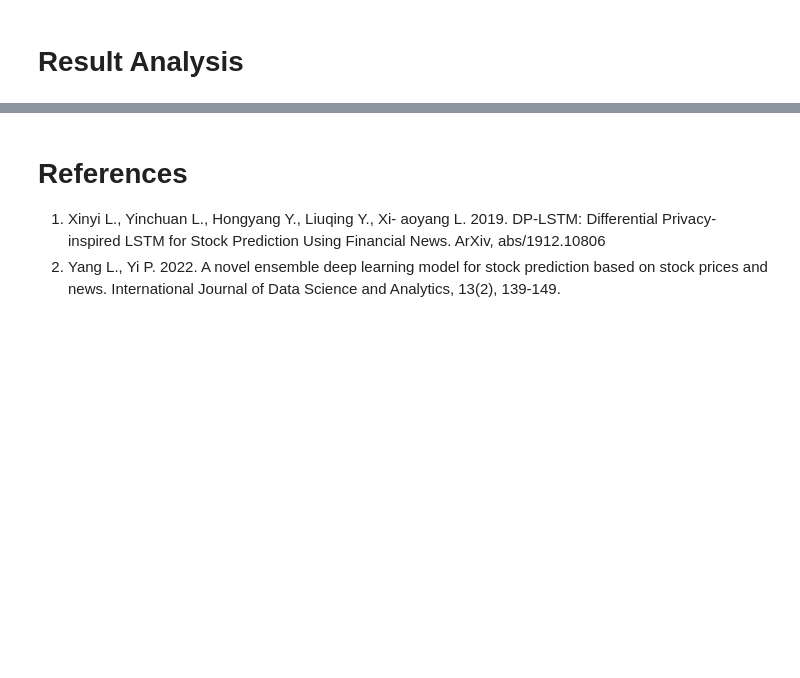
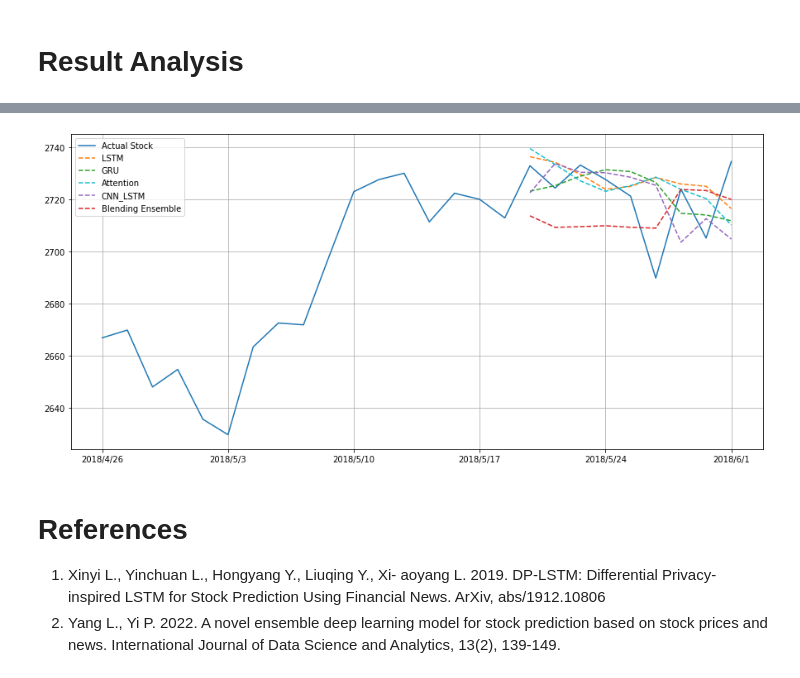
Before and after one commit to WilliamGQW/NLP-for-Stock-Trend-Forecasting, a Jupyter notebook: Group15_NLP_Stock_Forecasting.ipynb, the cells around one changed output, grey strips where cells are left out. Drawn from its saved outputs; the diff is of its cells as text; code cells hidden in the pictures; blank space fills up the shorter version.

Commit message:
integrated CNN to ensemble model & reformatted code

```diff
--- a/Group15_NLP_Stock_Forecasting.ipynb
+++ b/Group15_NLP_Stock_Forecasting.ipynb
@@ -367,10 +404,12 @@ y_hat_validation_3 = scaler.inverse_transform(y_hat_validation_3)
 y_hat_test_1 = model1.predict(x_test) # test LSTM
 y_hat_test_2 = model2.predict(x_test) # test GRU
 y_hat_test_3 = model3.predict(x_test) # test Attention
+y_hat_test_4 = model4.predict(x_test) # test CNN
 
 y_hat_test_1 = scaler.inverse_transform(y_hat_test_1)
 y_hat_test_2 = scaler.inverse_transform(y_hat_test_2)
 y_hat_test_3 = scaler.inverse_transform(y_hat_test_3)
+y_hat_test_4 = scaler.inverse_transform(y_hat_test_4)
 
 y_test = y_test.reshape(-1,1)
 y_test = scaler.inverse_transform(y_test)
@@ -525,0 +520,23 @@ plt.show()
+# %%
+def format_score(y_tf, Y_tf, y, Y):
+  report = classification_report(y_tf, Y_tf, output_dict=True)
+  label = 'weighted avg'
+  mpa = round(float(1 - sum(abs(Y-y) / Y) / len(y)), 6)
+  mda = accuracy_score(y_tf, Y_tf)
+  return [mpa, report[label]['precision'], report[label]['recall'], report[label]['f1-score'], mda]
+
+m_trends = np.zeros((5, len(y_hat_test_1) - 1))
+actual_trends = np.zeros(len(y_hat_test_1) - 1)
+for i in range(1, len(y_hat_test_1)):
+  m_trends[0][i - 1] = y_hat_test_1[i] > y_hat_test_1[i - 1]
+  m_trends[1][i - 1] = y_hat_test_2[i] > y_hat_test_2[i - 1]
+  m_trends[2][i - 1] = y_hat_test_3[i] > y_hat_test_3[i - 1]
+  m_trends[3][i - 1] = y_hat_test_4[i] > y_hat_test_4[i - 1]
+  m_trends[4][i - 1] = ensemble_predicted_stock_price[i] > ensemble_predicted_stock_price[i - 1]
+  actual_trends[i - 1] = y_test[i] > y_test[i - 1]
+
+LSTM_scores = format_score(m_trends[0], actual_trends, y_hat_test_1, y_test)
+GRU_scores = format_score(m_trends[1], actual_trends, y_hat_test_2, y_test)
+Attention_scores = format_score(m_trends[2], actual_trends, y_hat_test_3, y_test)
+CNN_scores = format_score(m_trends[3], actual_trends, y_hat_test_4, y_test)
+ensemble_scores = format_score(m_trends[4], actual_trends, ensemble_predicted_stock_price, y_test)
@@ -526,3 +568,25 @@ plt.show()
+# %%
+# Charts
+fig = plt.figure(figsize = (15, 7))
+
+starting_time_idx = 95
+models = ["LSTM", "GRU", "Attention", "CNN_LSTM", "Blending Ensemble"]
+colors = ['tab:orange', 'tab:green', 'tab:cyan', 'tab:purple', 'tab:red']
+results = [y_hat_test_1, y_hat_test_2, y_hat_test_3, y_hat_test_4, ensemble_predicted_stock_price]
+
+# Actual Stock
+plt.plot(stock_df.index[starting_time_idx:], stock_df['Adj Close'][starting_time_idx:], label = 'Actual Stock', c = 'tab:blue')
+
+# Prediction
+for i, r in enumerate(results):
+    plt.plot(test_data.index[-9:], r, linestyle='dashed', label = '%s' % (models[i]), c = colors[i])
+
+plt.xticks(stock_df.index[starting_time_idx::5], stock_df.index[starting_time_idx::5])
+plt.legend()
+plt.grid()
+plt.show()
+# %% [output]
+[figure, added]
 # %% [markdown]
 # References
 
```
Also changed, not shown: parts of 32 cells of this notebook.
